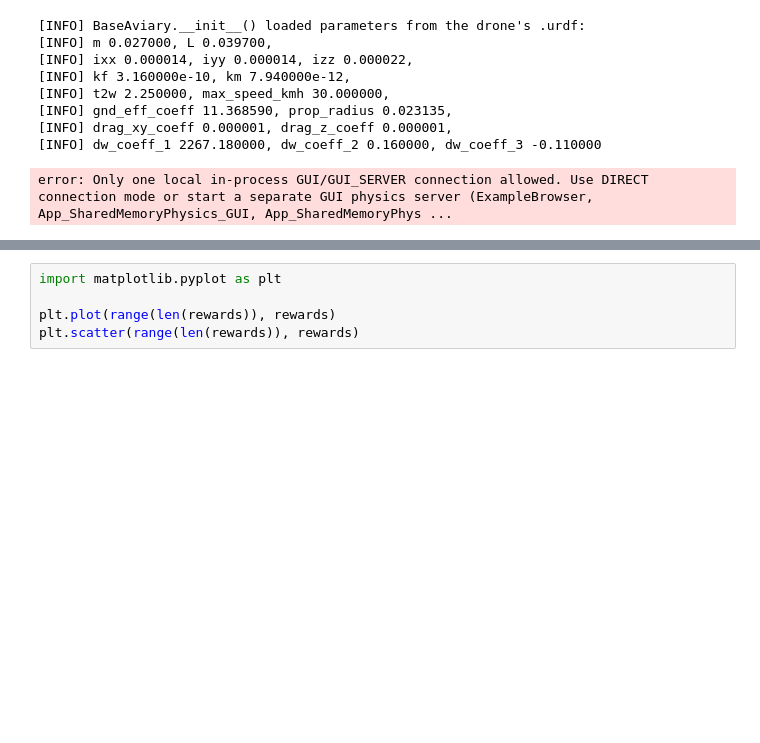
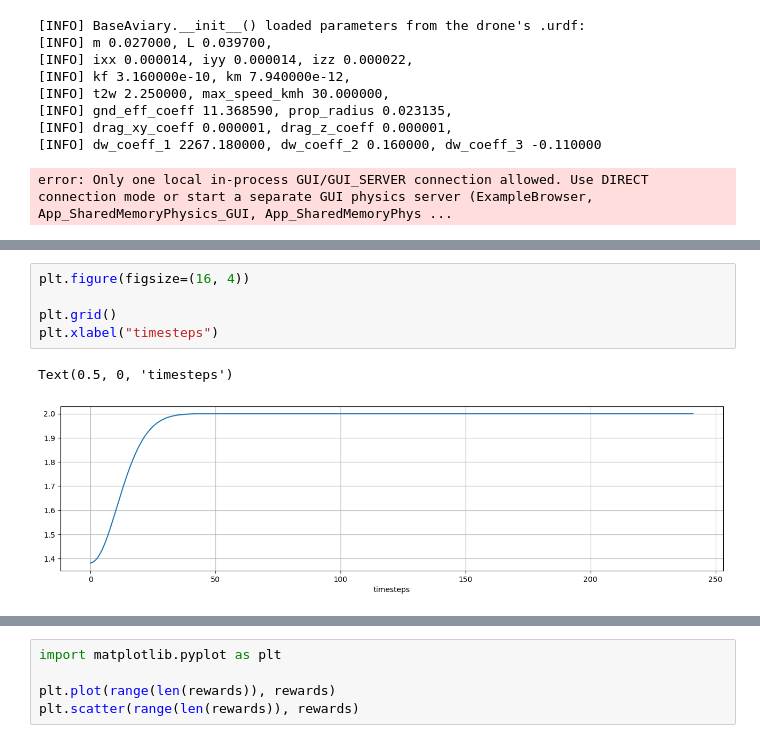
Before and after one commit to SofieElving/GGSpeciale, a Jupyter notebook: quadcopter-suite/SPID_test.ipynb, the cells around one changed output, grey strips where cells are left out. Drawn from its saved outputs; the diff is of its cells as text; blank space fills up the shorter version.

```diff
--- a/quadcopter-suite/SPID_test.ipynb
+++ b/quadcopter-suite/SPID_test.ipynb
@@ -280,0 +599,8 @@ error: Only one local in-process GUI/GUI_SERVER connection allowed. Use DIRECT c
+# %%
+plt.figure(figsize=(16, 4))
+
+plt.grid()
+plt.xlabel("timesteps")
+# %% [output]
+Text(0.5, 0, 'timesteps')
+[figure, added]
```
Also changed, not shown: parts of 18 cells of this notebook, 11 other files.
